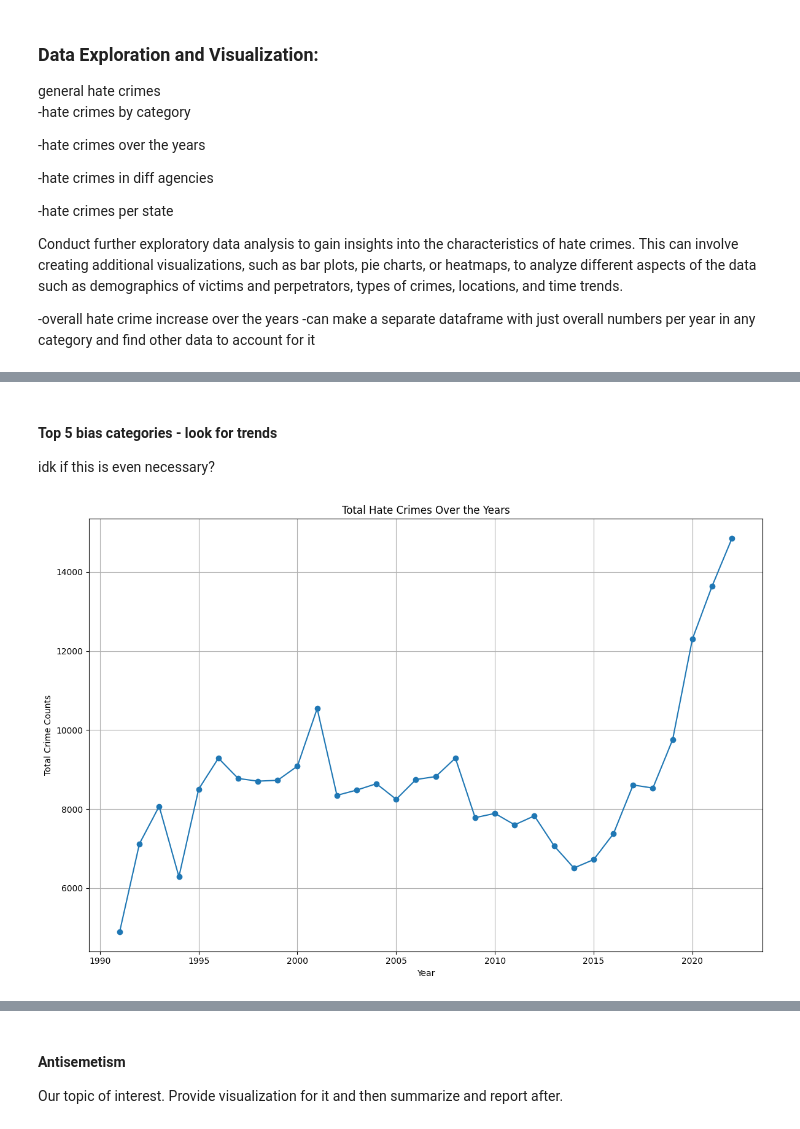
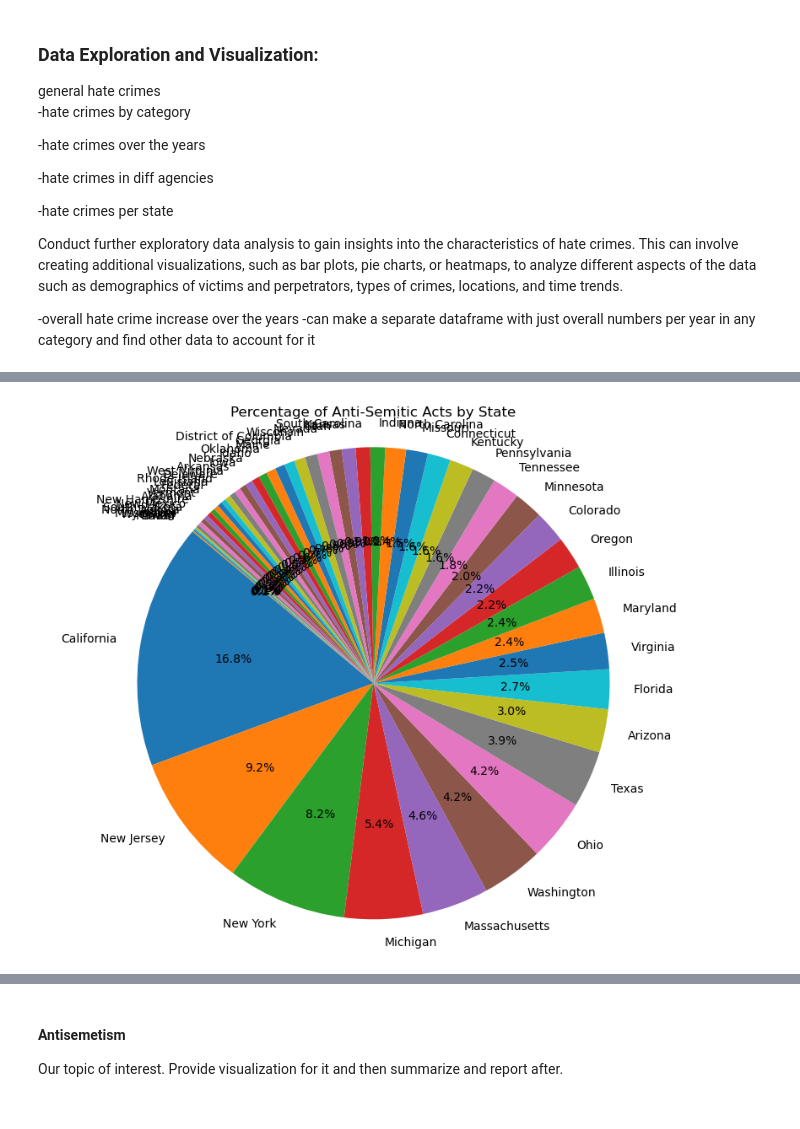
Before and after one commit to e-sider/cmsc320-final, a Jupyter notebook: newer_final_tutorial.ipynb, the cells around one changed output, grey strips where cells are left out. Cells and saved outputs as stored; diff of their text form; code cells hidden in the pictures.

```diff
--- a/newer_final_tutorial.ipynb
+++ b/newer_final_tutorial.ipynb
@@ -170,20 +184,12 @@ plt.show()
-# %% [markdown]
-#### Top 5 bias categories - look for trends
-idk if this is even necessary?
-# %%
-# Group the expanded_data DataFrame by 'data_year' and count the total number of hate crimes for each year
-total_crime_counts = expanded_data.groupby('data_year').size().reset_index(name='total_crimes')
-
-# Plotting
-plt.figure(figsize=(12, 8))
-
-plt.plot(total_crime_counts['data_year'], total_crime_counts['total_crimes'], marker='o', linestyle='-')
-
-plt.title('Total Hate Crimes Over the Years')
-plt.xlabel('Year')
-plt.ylabel('Total Crime Counts')
-plt.grid(True)
-plt.tight_layout()
-plt.show()
-# %% [output]
-[figure, removed]
+# %%
+percentage_per_state = (expanded_data['state_name'].value_counts() / len(expanded_data)) * 100
+
+# Plotting
+plt.figure(figsize=(10, 8))
+percentage_per_state.plot(kind='pie', autopct='%1.1f%%', startangle=140)
+plt.title('Percentage of Anti-Semitic Acts by State')
+plt.ylabel('')  # Remove the y-label
+plt.axis('equal')  # Equal aspect ratio ensures that pie is drawn as a circle
+plt.show()
+# %% [output]
+[figure, added]
```
Also changed, not shown: parts of 13 cells of this notebook.
